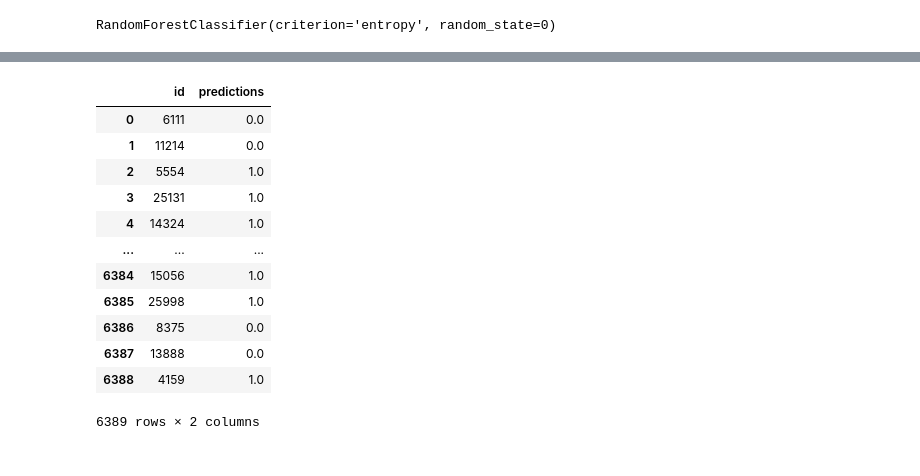
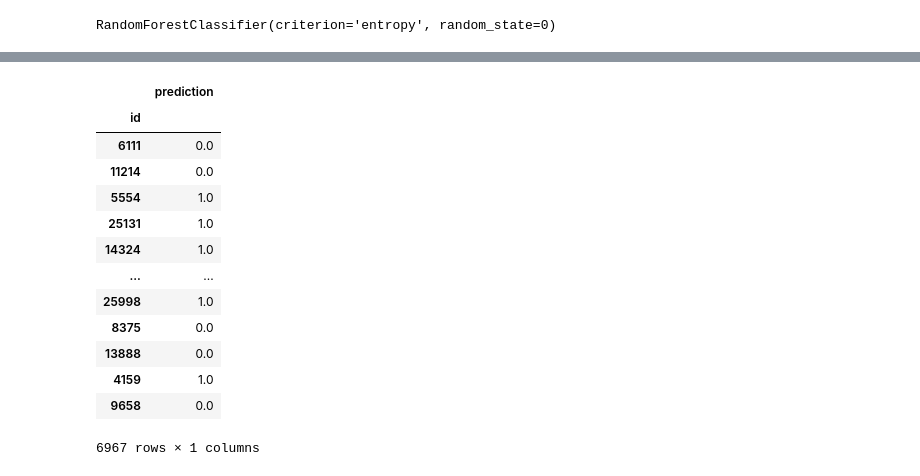
Before and after one commit to NurulhudaAi/ML_Project_2025, a Jupyter notebook: step6_predict_live.ipynb, the cells around one changed output, grey strips where cells are left out. Saved outputs shown, nothing was run; the diff lists cells and outputs as text; code cells hidden in the pictures.

Commit message:
feat: kinda done for random forest model prefiction

```diff
--- a/step6_predict_live.ipynb
+++ b/step6_predict_live.ipynb
@@ -2,6 +2,6 @@
 import pandas
 import joblib
 # %%
-data_live_features = pandas.read_csv('./data/features.live.csv').set_index('id')
-data_live_features
+data_live= pandas.read_csv('./data/features.live.csv').set_index('id')
+data_live
 # %% [output]
@@ -69,22 +27,22 @@ data_live_predictions
 # %%
-data_live_predictions= pandas.DataFrame(
-    data= model.predict(data_live_features),
-   index=data_live_features.index,
-   columns=['prediction']).reset_index()
-data_live_predictions.columns = ['id', 'predictions']
-
+data_live_predictions = pandas.DataFrame(
+    data = model.predict(data_live),
+    index = data_live.index,
+    columns = ['prediction'],
+)
 data_live_predictions
 # %% [output]
-|  | id | predictions |
-| 0 | 6111 | 0.0 |
-| 1 | 11214 | 0.0 |
-| 2 | 5554 | 1.0 |
-| 3 | 25131 | 1.0 |
-| 4 | 14324 | 1.0 |
-| ... | ... | ... |
-| 6384 | 15056 | 1.0 |
-| 6385 | 25998 | 1.0 |
-| 6386 | 8375 | 0.0 |
-| 6387 | 13888 | 0.0 |
-| 6388 | 4159 | 1.0 |
+|  | prediction |
+| id |  |
+| 6111 | 0.0 |
+| 11214 | 0.0 |
+| 5554 | 1.0 |
+| 25131 | 1.0 |
+| 14324 | 1.0 |
+| ... | ... |
+| 25998 | 1.0 |
+| 8375 | 0.0 |
+| 13888 | 0.0 |
+| 4159 | 1.0 |
+| 9658 | 0.0 |
-6389 rows × 2 columns
+6967 rows × 1 columns
```
Also changed, not shown: parts of 4 cells of this notebook, 5 other files.
